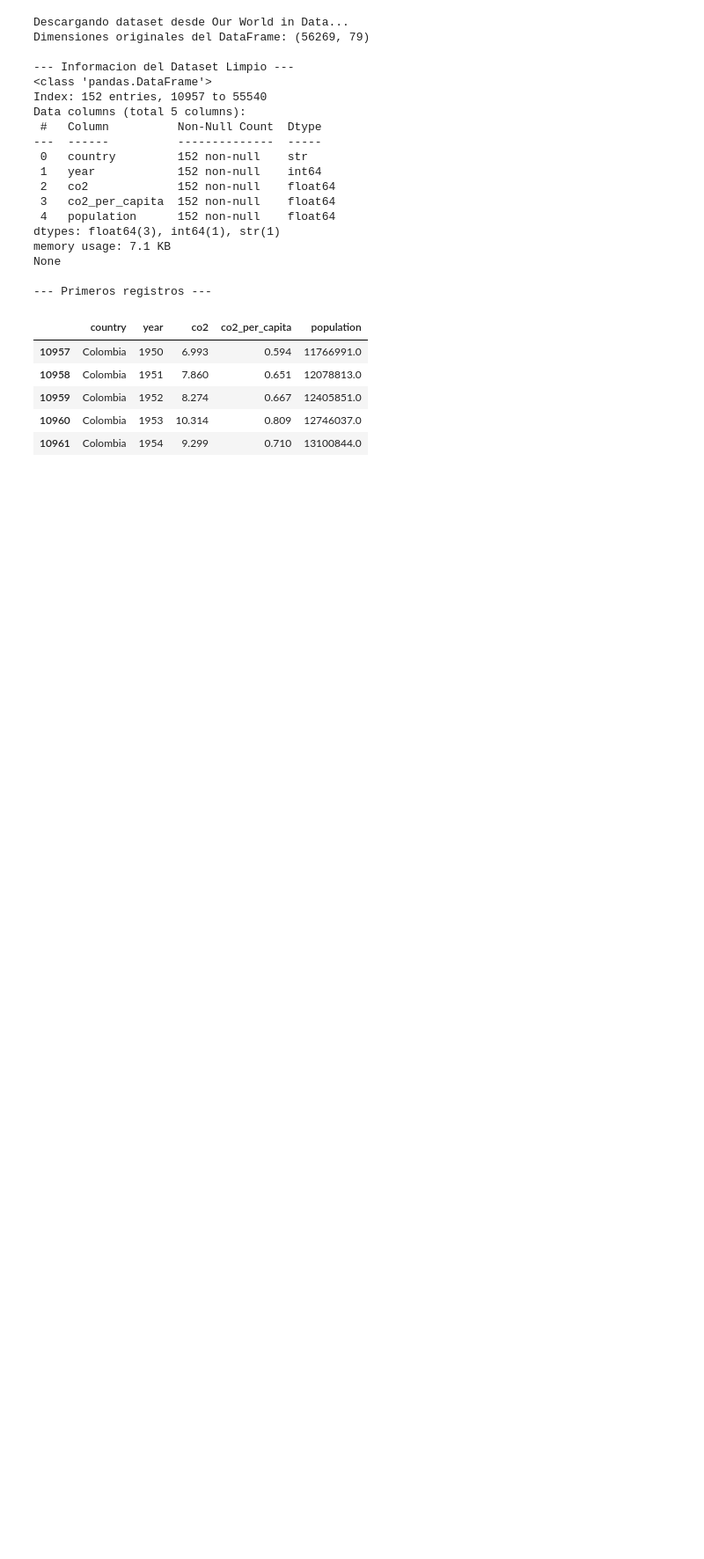
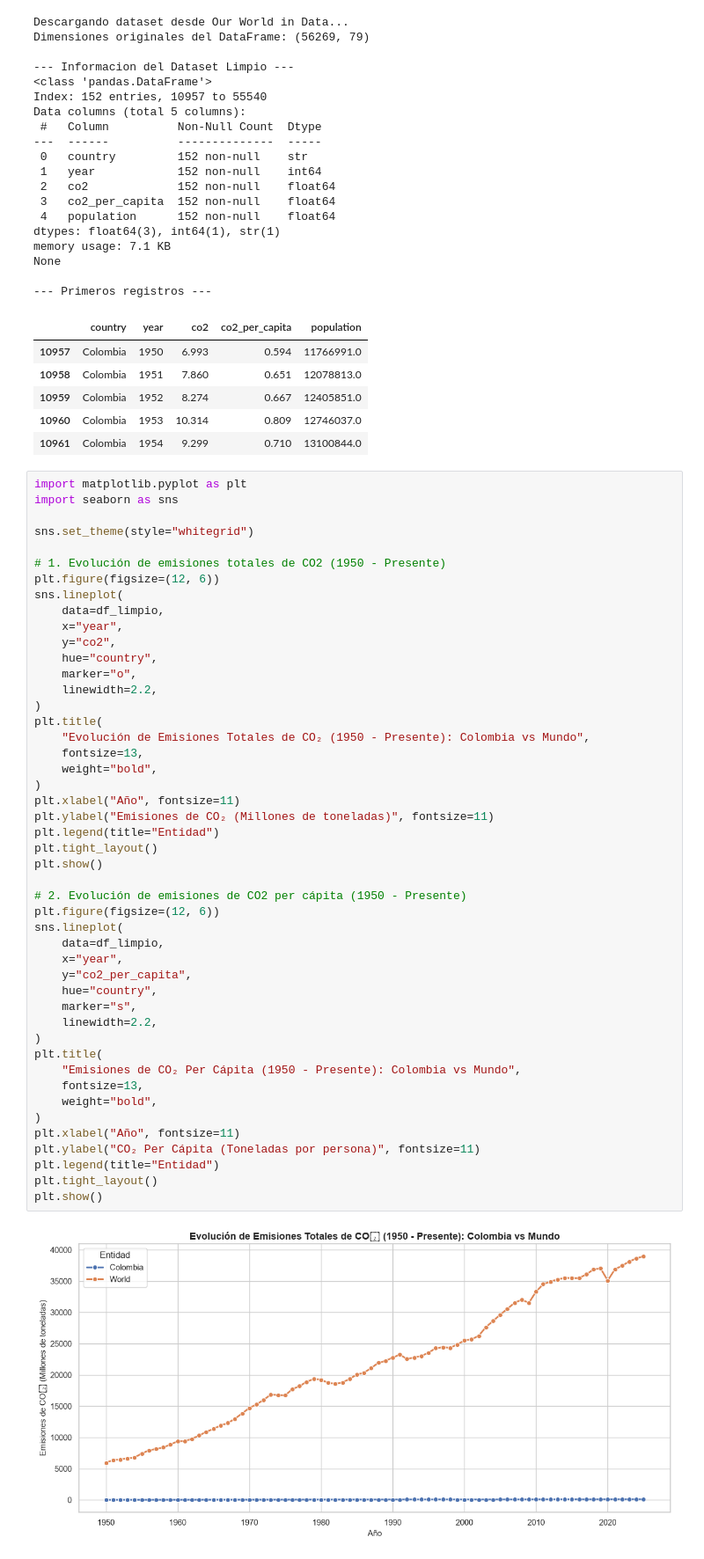
Before and after one commit to Karen-s26/Proyecto-CO2, a Jupyter notebook: proyecto_emisiones.ipynb, the cells around one changed output. Shown at 88% size. Drawn from its saved outputs; the diff is of its cells as text; blank space fills up the shorter version.

Commit message:
Visualizacion de tendencias de CO2 con Seaborn

```diff
--- a/proyecto_emisiones.ipynb
+++ b/proyecto_emisiones.ipynb
@@ -57,3 +57,52 @@ None
 | 10959 | Colombia | 1952 | 8.274 | 0.667 | 12405851.0 |
 | 10960 | Colombia | 1953 | 10.314 | 0.809 | 12746037.0 |
 | 10961 | Colombia | 1954 | 9.299 | 0.710 | 13100844.0 |
+# %%
+import matplotlib.pyplot as plt
+import seaborn as sns
+
+sns.set_theme(style="whitegrid")
+
+# 1. Evolución de emisiones totales de CO2 (1950 - Presente)
+plt.figure(figsize=(12, 6))
+sns.lineplot(
+    data=df_limpio,
+    x="year",
+    y="co2",
+    hue="country",
+    marker="o",
+    linewidth=2.2,
+)
+plt.title(
+    "Evolución de Emisiones Totales de CO₂ (1950 - Presente): Colombia vs Mundo",
+    fontsize=13,
+    weight="bold",
+)
+plt.xlabel("Año", fontsize=11)
+plt.ylabel("Emisiones de CO₂ (Millones de toneladas)", fontsize=11)
+plt.legend(title="Entidad")
+plt.tight_layout()
+plt.show()
+
+# 2. Evolución de emisiones de CO2 per cápita (1950 - Presente)
+plt.figure(figsize=(12, 6))
+sns.lineplot(
+    data=df_limpio,
+    x="year",
+    y="co2_per_capita",
+    hue="country",
+    marker="s",
+    linewidth=2.2,
+)
+plt.title(
+    "Emisiones de CO₂ Per Cápita (1950 - Presente): Colombia vs Mundo",
+    fontsize=13,
+    weight="bold",
+)
+plt.xlabel("Año", fontsize=11)
+plt.ylabel("CO₂ Per Cápita (Toneladas por persona)", fontsize=11)
+plt.legend(title="Entidad")
+plt.tight_layout()
+plt.show()
+# %% [output]
+[figure, added]
```
Also changed, not shown: parts of 3 cells of this notebook.
